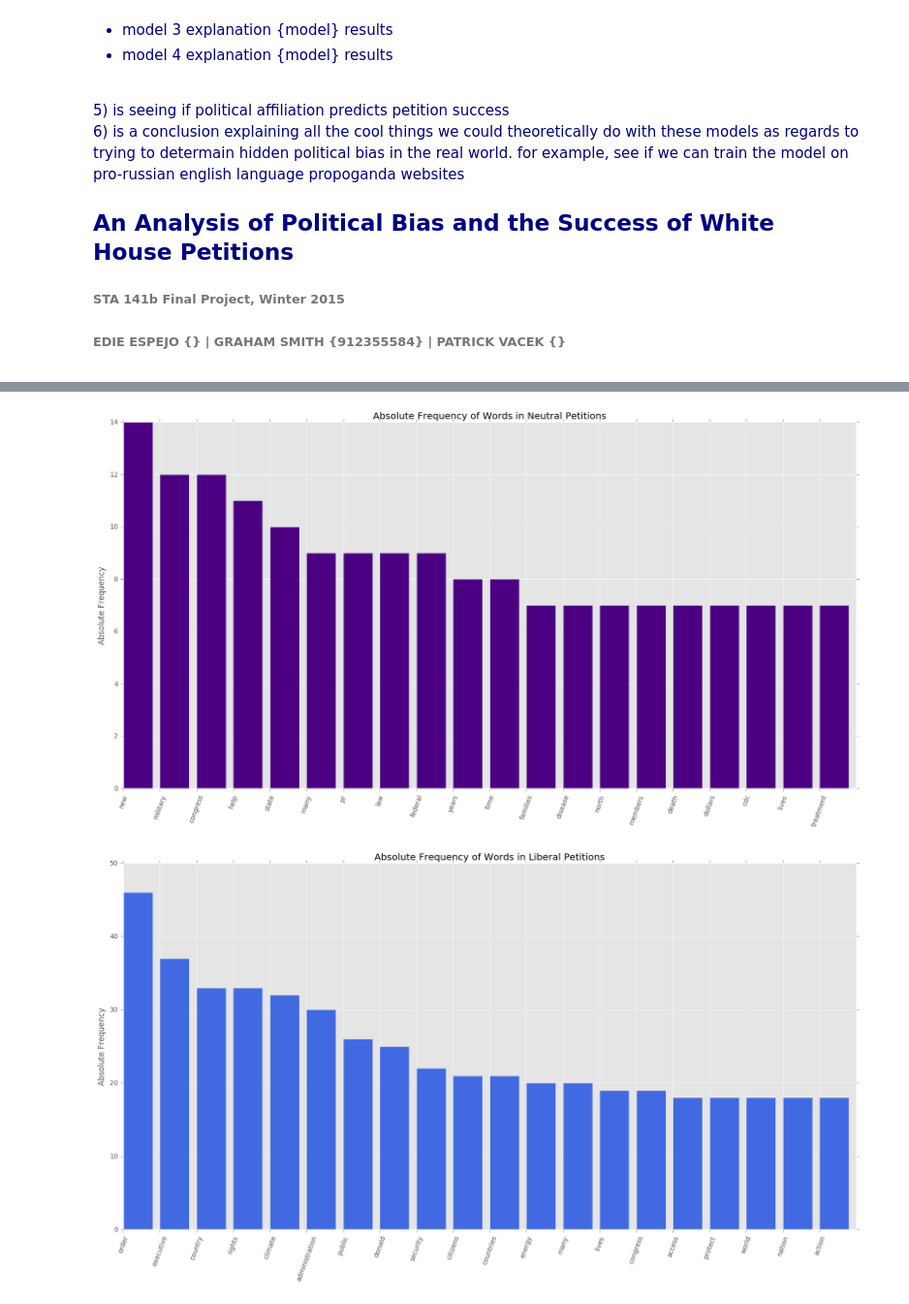
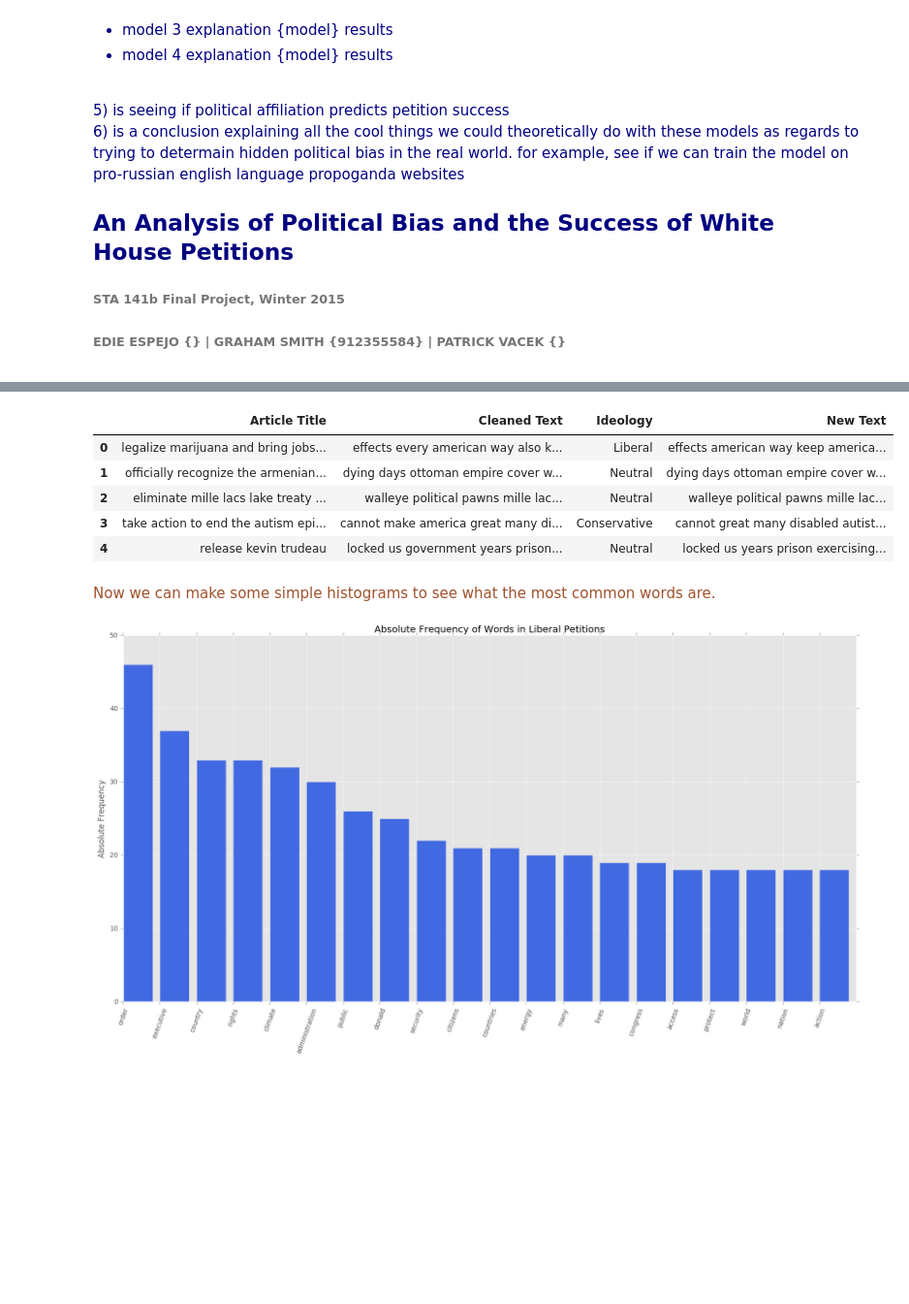
Before and after one commit to palautatan/project141b, a Jupyter notebook: text_processing.ipynb, the cells around one changed output, grey strips where cells are left out. Shown: that part at 97% size. Saved outputs shown, nothing was run; the diff lists cells and outputs as text; code cells hidden in the pictures; blank space fills up the shorter version.

```diff
--- a/text_processing.ipynb
+++ b/text_processing.ipynb
@@ -300,16 +147,0 @@ liberal_counts.most_common()[0:20]
-# %%
-df = pd.DataFrame.from_dict(liberal_counts, orient='index').reset_index()
-df = df.sort_values(by=0, ascending=False)
-
-word = list(df.ix[:,0])[0:20]
-count = list(df.ix[:,1])[0:20]
-
-word_indices = np.arange(20) # ORDERED INDICES
-
-## PLOTTING
-plt.bar(word_indices, count, color="black")
-plt.xticks(word_indices, word, rotation=70)
-plt.ylabel("Absolute Frequency")
-plt.title("Absolute Frequency of Words in Liberal Petitions")
-
-plt.show()
@@ -343,16 +154,0 @@ conservative_counts.most_common()[0:20]
-# %%
-df = pd.DataFrame.from_dict(conservative_counts, orient='index').reset_index()
-df = df.sort_values(by=0, ascending=False)
-
-word = list(df.ix[:,0])[0:20]
-count = list(df.ix[:,1])[0:20]
-
-word_indices = np.arange(20) # ORDERED INDICES
-
-## PLOTTING
-plt.bar(word_indices, count, color="black")
-plt.xticks(word_indices, word, rotation=70)
-plt.ylabel("Absolute Frequency")
-plt.title("Absolute Frequency of Words in Conservative Petitions")
-
-plt.show()
@@ -375,8 +155,9 @@ I need to make an informed decision on more stop words. I feel strongly that the
 # %%
+#WE ADDED THE FOLLOWING STOPWORDS
 new_stops = '''
-            President, president, people, without, needs, since, used, get, would, us, united, states,
-            people, american, americans, national, government, petition, make, also,
-            many, must, need, change, ask, use, every, trump, white, house, america, America,
+            President, president, since, used, get, would,united, states,
+            people, national, government, petition, make, also,
+            many, use, every, trump, white, house, america, America,
             executive, Executive
             '''
 new_stops = new_stops.split(", ")
@@ -384,4 +165,4 @@ new_stops = new_stops.split(", ")
 def removeStopWords(text):
     return [word for word in text.split() if word not in new_stops]
 # %%
-new_blobs = [" ".join(removeStopWords(x)) for x in blobs_df["blobs"]]
+new_text = [" ".join(removeStopWords(x)) for x in cleaned_text_df["Cleaned Text"]]
@@ -418,27 +169,16 @@ blobs_df.head()
-# %%
-# NEUTRAL WORDS
-neutral_blobs2 = " ".join([x for x in blobs_df[blobs_df["ideology"] == "Neutral"]["new_blobs"]])
-neutral_counts2 = Counter(neutral_blobs2.split())
-neutral_counts2.most_common()[0:20]
-
-df = pd.DataFrame.from_dict(neutral_counts2, orient='index').reset_index()
-df = df.sort_values(by=0, ascending=False)
-
-word = list(df.ix[:,0])[0:20]
-count = list(df.ix[:,1])[0:20]
-
-word_indices = np.arange(20) # ORDERED INDICES
-
-# PLOTTING
-plt.figure(figsize=(20,10))
-plt.bar(word_indices, count, color="indigo")
-plt.xticks(word_indices, word, rotation=70)
-plt.ylabel("Absolute Frequency")
-plt.title("Absolute Frequency of Words in Neutral Petitions")
-
-plt.show()
-# %% [output]
-[figure, removed]
+# %%
+cleaned_text_df["New Text"] = new_text
+cleaned_text_df.head()
+# %% [output]
+|  | Article Title | Cleaned Text | Ideology | New Text |
+| 0 | legalize marijuana and bring jobs... | effects every american way also k... | Liberal | effects american way keep america... |
+| 1 | officially recognize the armenian... | dying days ottoman empire cover w... | Neutral | dying days ottoman empire cover w... |
+| 2 | eliminate mille lacs lake treaty ... | walleye political pawns mille lac... | Neutral | walleye political pawns mille lac... |
+| 3 | take action to end the autism epi... | cannot make america great many di... | Conservative | cannot great many disabled autist... |
+| 4 | release kevin trudeau | locked us government years prison... | Neutral | locked us years prison exercising... |
+# %% [markdown]
+<font color='sienna'>
+Now we can make some simple histograms to see what the most common words are.
 # %%
 # LIBERAL WORDS
 liberal_blobs2 = " ".join([x for x in blobs_df[blobs_df["ideology"] == "Liberal"]["new_blobs"]])
```
Also changed, not shown: parts of 45 cells of this notebook.
